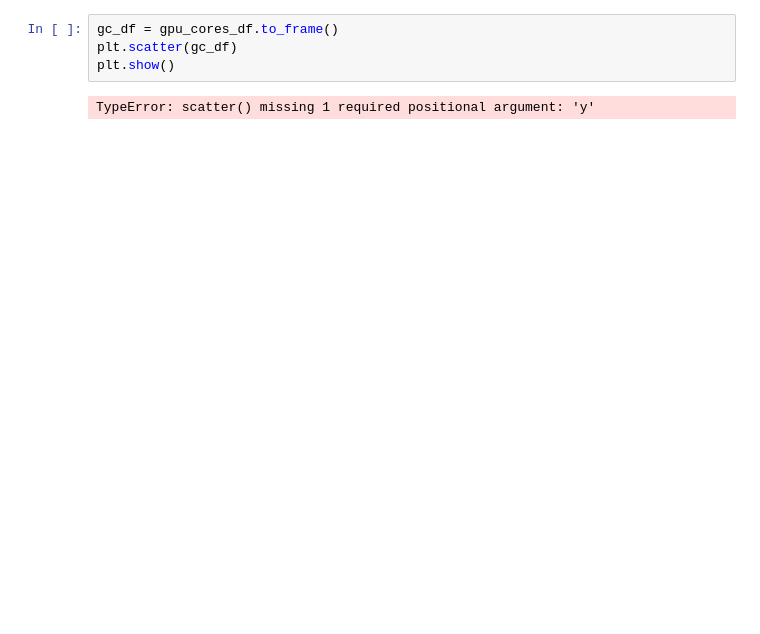
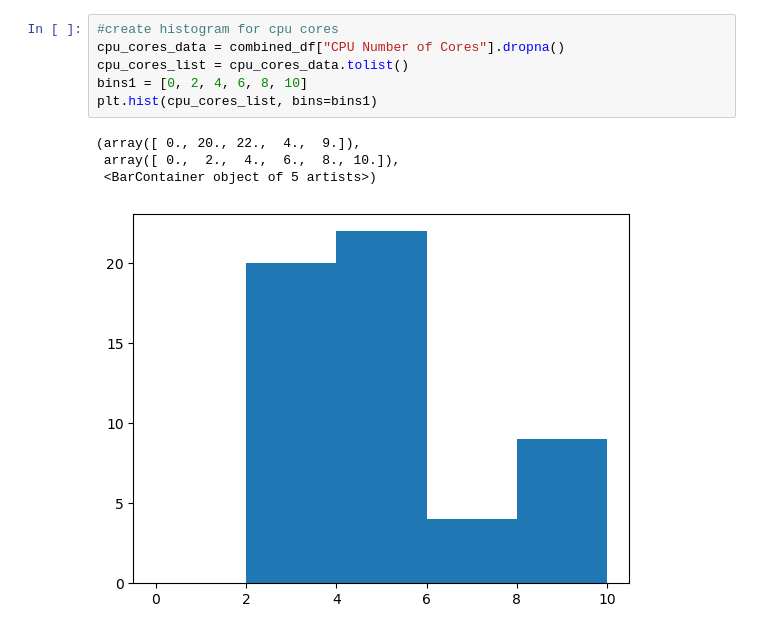
Before and after one commit to tribbens/jupyter-lab-badge, a Jupyter notebook: Computer_Hardware.ipynb, the cells around one changed output. Cells and saved outputs as stored; diff of their text form; blank space fills up the shorter version.

```diff
--- a/Computer_Hardware.ipynb
+++ b/Computer_Hardware.ipynb
@@ -23,6 +25,11 @@ gpu_cores_df = combined_df.groupby(["GPU CUDA Number of Cores (int)"])["Count"].
 # %%
-gc_df = gpu_cores_df.to_frame()
-plt.scatter(gc_df)
-plt.show()
+#create histogram for cpu cores
+cpu_cores_data = combined_df["CPU Number of Cores"].dropna()
+cpu_cores_list = cpu_cores_data.tolist()
+bins1 = [0, 2, 4, 6, 8, 10]
+plt.hist(cpu_cores_list, bins=bins1)
 # %% [output]
-TypeError: scatter() missing 1 required positional argument: 'y'
+(array([ 0., 20., 22.,  4.,  9.]),
+ array([ 0.,  2.,  4.,  6.,  8., 10.]),
+ <BarContainer object of 5 artists>)
+[figure, added]
```
Also changed, not shown: parts of 7 cells of this notebook.
